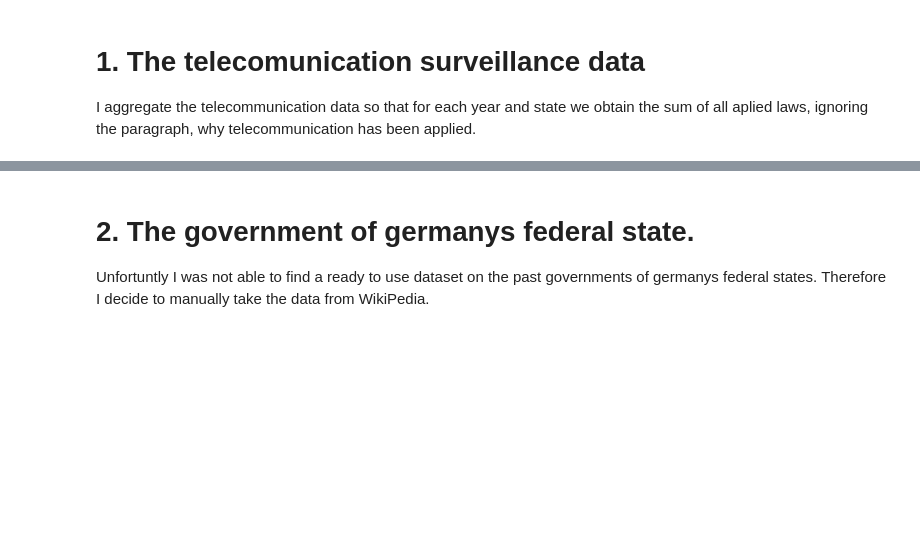
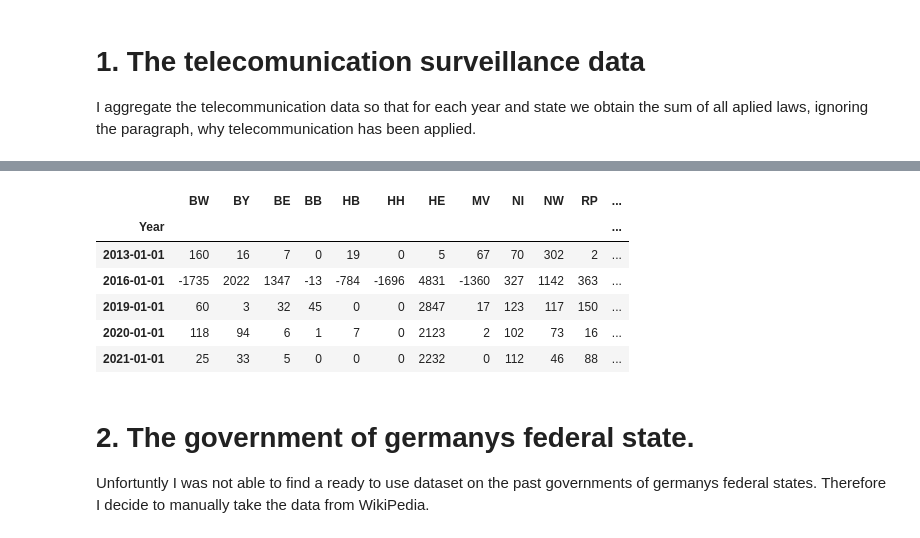
Before and after one commit to JakobUnterholzner/DataLiteracy, a Jupyter notebook: exp/exp_JU_03_PoliticalPartiesAndSurveillance.ipynb, the cells around one changed output, grey strips where cells are left out. Drawn from its saved outputs; the diff is of its cells as text; code cells hidden in the pictures; blank space fills up the shorter version.

```diff
--- a/exp/exp_JU_03_PoliticalPartiesAndSurveillance.ipynb
+++ b/exp/exp_JU_03_PoliticalPartiesAndSurveillance.ipynb
@@ -61,3 +70,14 @@ data
+# %%
+diff = data_para6 - data
+diff
+# %% [output]
+|  | BW | BY | BE | BB | HB | HH | HE | MV | NI | NW | RP | ... |
+| Year |  |  |  |  |  |  |  |  |  |  |  | ... |
+| 2013-01-01 | 160 | 16 | 7 | 0 | 19 | 0 | 5 | 67 | 70 | 302 | 2 | ... |
+| 2016-01-01 | -1735 | 2022 | 1347 | -13 | -784 | -1696 | 4831 | -1360 | 327 | 1142 | 363 | ... |
+| 2019-01-01 | 60 | 3 | 32 | 45 | 0 | 0 | 2847 | 17 | 123 | 117 | 150 | ... |
+| 2020-01-01 | 118 | 94 | 6 | 1 | 7 | 0 | 2123 | 2 | 102 | 73 | 16 | ... |
+| 2021-01-01 | 25 | 33 | 5 | 0 | 0 | 0 | 2232 | 0 | 112 | 46 | 88 | ... |
 # %% [markdown]
 # 2. The government of germanys federal state.
 Unfortuntly I was not able to find a ready to use dataset on the past governments of germanys federal states. Therefore I decide to manually take the data from WikiPedia.
```
Also changed, not shown: parts of 9 cells of this notebook, 1 other file.
